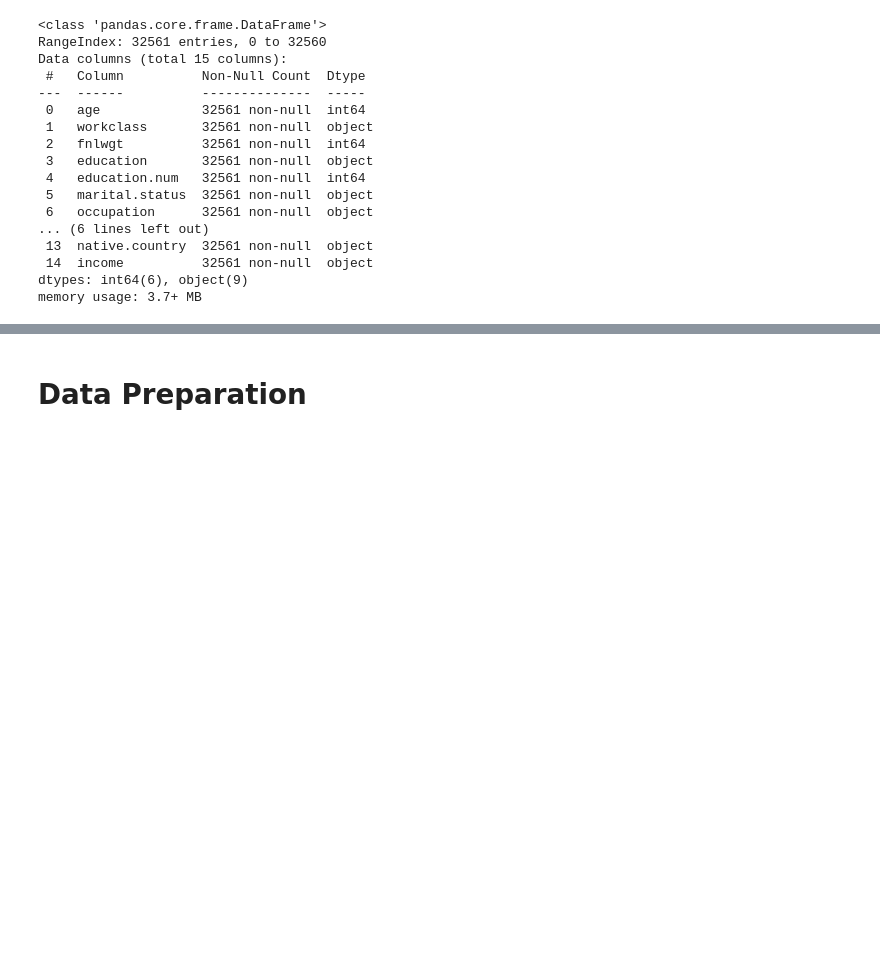
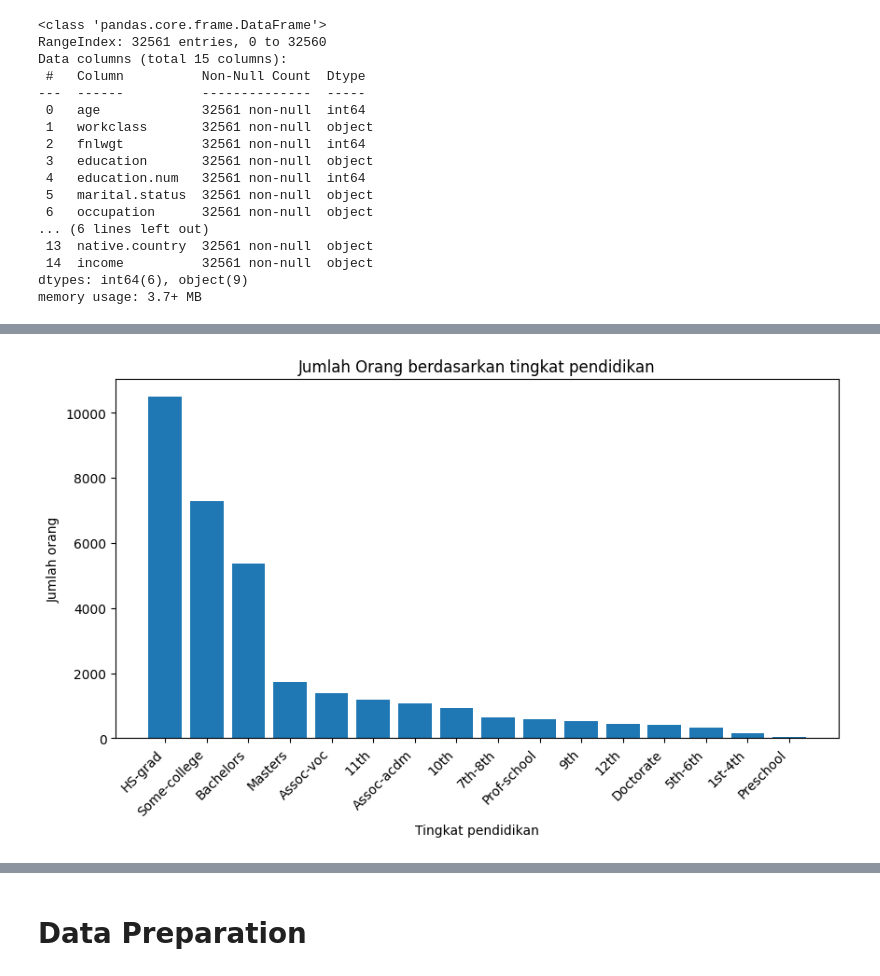
Before and after one commit to adnaaannnn/UTS_ML2_221351085, a Jupyter notebook: UTS_ML2_221351085.ipynb, the cells around one changed output, grey strips where cells are left out. Cells and saved outputs as stored; diff of their text form; code cells hidden in the pictures; blank space fills up the shorter version.

```diff
--- a/UTS_ML2_221351085.ipynb
+++ b/UTS_ML2_221351085.ipynb
@@ -89,0 +129,13 @@ memory usage: 3.7+ MB
+# %%
+# Bar Chart
+# Contoh: Melihat jumlah orang berdasarkan tingkat pendidikan
+education_counts = df['education'].value_counts()
+plt.figure(figsize=(10, 5))
+plt.bar(education_counts.index, education_counts.values)
+plt.title('Jumlah Orang berdasarkan tingkat pendidikan')
+plt.xlabel('Tingkat pendidikan')
+plt.ylabel('Jumlah orang')
+plt.xticks(rotation=45, ha='right')
+plt.show()
+# %% [output]
+[figure, added]
```
Also changed, not shown: parts of 18 cells of this notebook.
